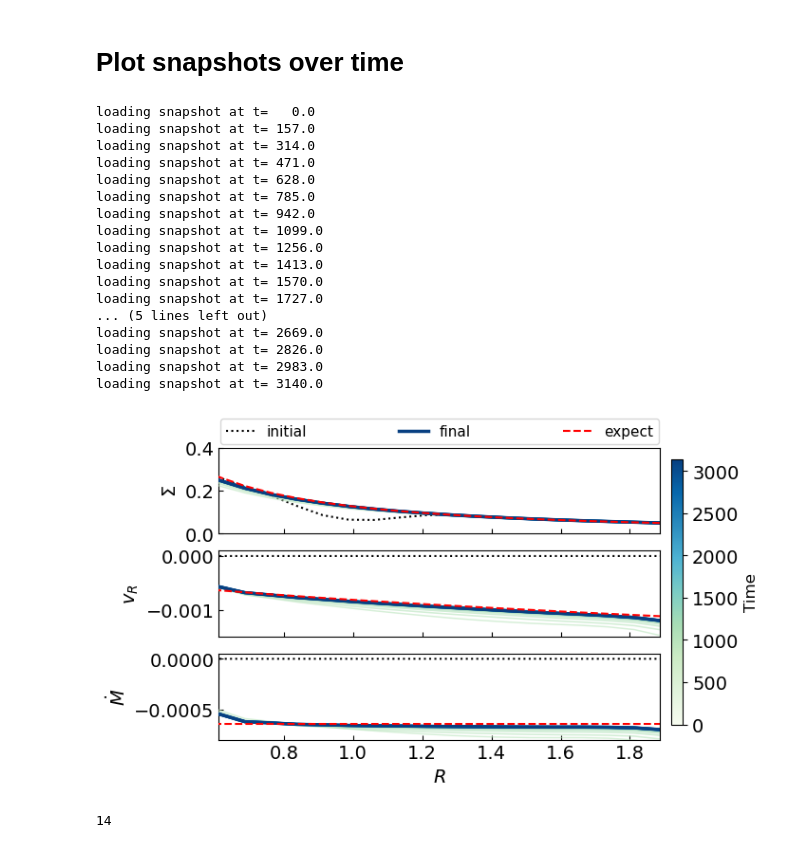
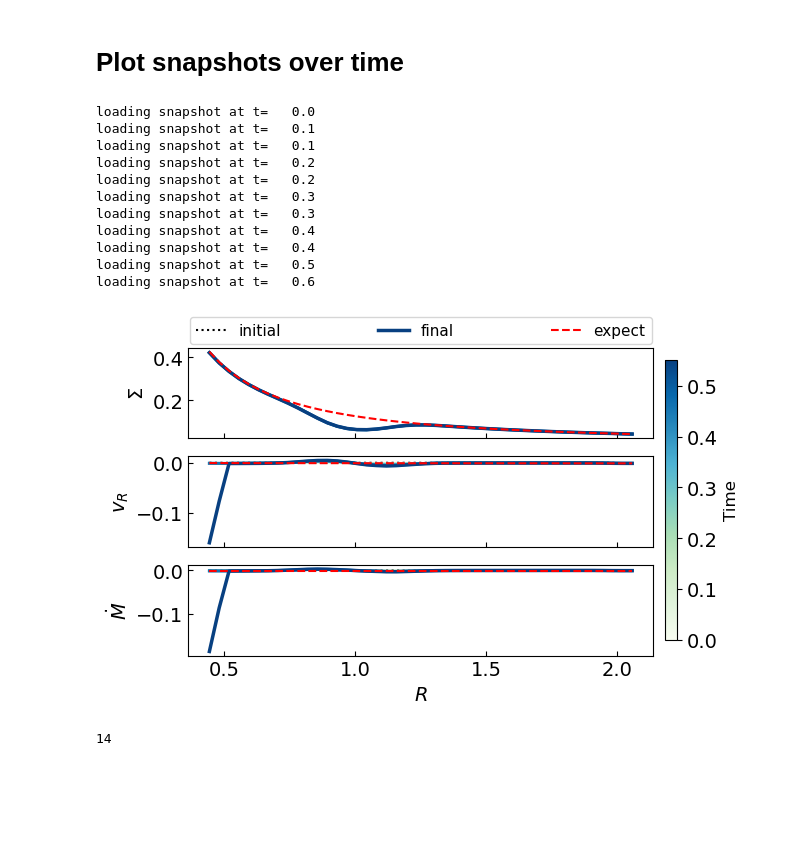
Before and after one commit to Jupiter1994/athena-warps, a Jupyter notebook: warped-disks/jiarus_diagnosis_3d.ipynb, the cells around one changed output. Cells and saved outputs as stored; diff of their text form; code cells hidden in the pictures; blank space fills up the shorter version.

```diff
--- a/warped-disks/jiarus_diagnosis_3d.ipynb
+++ b/warped-disks/jiarus_diagnosis_3d.ipynb
@@ -13,14 +13,14 @@ import glob
 # %%
 ## Snapshots registration
 #path = '/scratch/phn2956/disk-sph26/'
-path = '/scratch/phn2956/disk-tilted8/'
+path = '/scratch/phn2956/disk-tilted10/'
 snapshot_list = sorted(glob.glob(path+'disk.out1.*.athdf'))
 # %% [markdown]
 # Plot snapshots over time
 # %%
 ## Plot density, v_r, and Mdot
 
-snapshot_plot = snapshot_list[0:101:5]
+snapshot_plot = snapshot_list[0:55:5]
 
 norm   = mcolors.PowerNorm(gamma=1.5, vmin=0, vmax=len(snapshot_plot)-1)
 colors = [GnBu(0.3 + 0.7 * norm(i)) for i in range(len(snapshot_plot))]
@@ -96,54 +96,48 @@ axs[0].plot(rad_app,Sigma_sol,c='r',lw=1.5,ls='--',zorder=zorder+200)
 axs[1].plot(rad_app,vR_sol,c='r',lw=1.5,ls='--',zorder=zorder+200)
 axs[2].plot(rad_app,Mdot_sol,c='r',lw=1.5,ls='--',zorder=zorder+200)
 axs[0].plot([],[],c='r',lw=1.5,ls='--',zorder=zorder+200,label='expect')
 
 #### labels
 axs[0].set_ylabel(r'$\Sigma$')
 axs[1].set_ylabel(r'$v_{R}$')
 axs[2].set_ylabel(r'$\dot{M}$')
 axs[-1].set_xlabel(r'$R$')
-axs[-1].set_xlim(rad_app[[3,-4]])
+#axs[-1].set_xlim(rad_app[[3,-4]])
 
 # limits used in disk-sph plots
-axs[0].set_ylim(0, .4)
-axs[1].set_ylim(-1.5e-3, 1e-4)
-axs[2].set_ylim(-8e-4, 5e-5)
+#axs[0].set_ylim(0, .4)
+#axs[1].set_ylim(-1.5e-3, 1e-4)
+#axs[2].set_ylim(-8e-4, 5e-5)
 
 axs[0].legend(
     fontsize=11,
     loc='lower left',
     bbox_to_anchor=(0., 1.02, 1., .102),
     ncol=3,
     mode="expand",
     borderaxespad=0.1
 )
 
 
 for ax in axs.flatten():
     ax.tick_params(which='both',direction='in')
 
 save_fig = True
 if save_fig:
     plt.savefig("Figs/snapshots.png", bbox_inches='tight')
 # %% [output]
 loading snapshot at t=   0.0
-loading snapshot at t= 157.0
-loading snapshot at t= 314.0
-loading snapshot at t= 471.0
-loading snapshot at t= 628.0
-loading snapshot at t= 785.0
-loading snapshot at t= 942.0
-loading snapshot at t= 1099.0
-loading snapshot at t= 1256.0
-loading snapshot at t= 1413.0
-loading snapshot at t= 1570.0
-loading snapshot at t= 1727.0
-... (5 lines left out)
-loading snapshot at t= 2669.0
-loading snapshot at t= 2826.0
-loading snapshot at t= 2983.0
-loading snapshot at t= 3140.0
+loading snapshot at t=   0.1
+loading snapshot at t=   0.1
+loading snapshot at t=   0.2
+loading snapshot at t=   0.2
+loading snapshot at t=   0.3
+loading snapshot at t=   0.3
+loading snapshot at t=   0.4
+loading snapshot at t=   0.4
+loading snapshot at t=   0.5
+loading snapshot at t=   0.6
-[figure, old version]
+[figure, new version]
 # %%
 len(phi_app)
 # %% [output]
```
Also changed, not shown: parts of 3 cells of this notebook, 1 other file.
